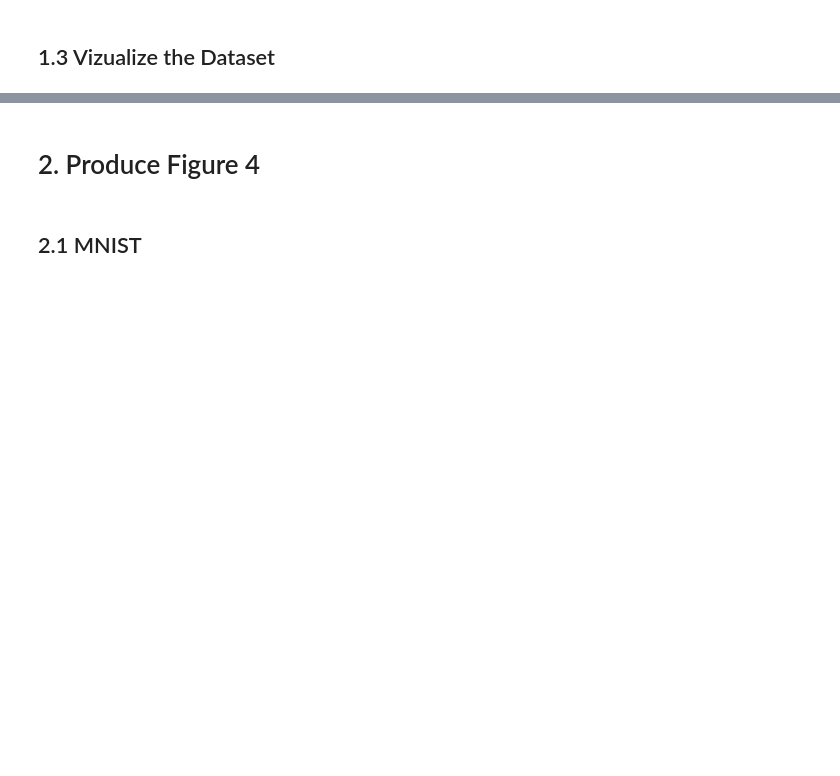
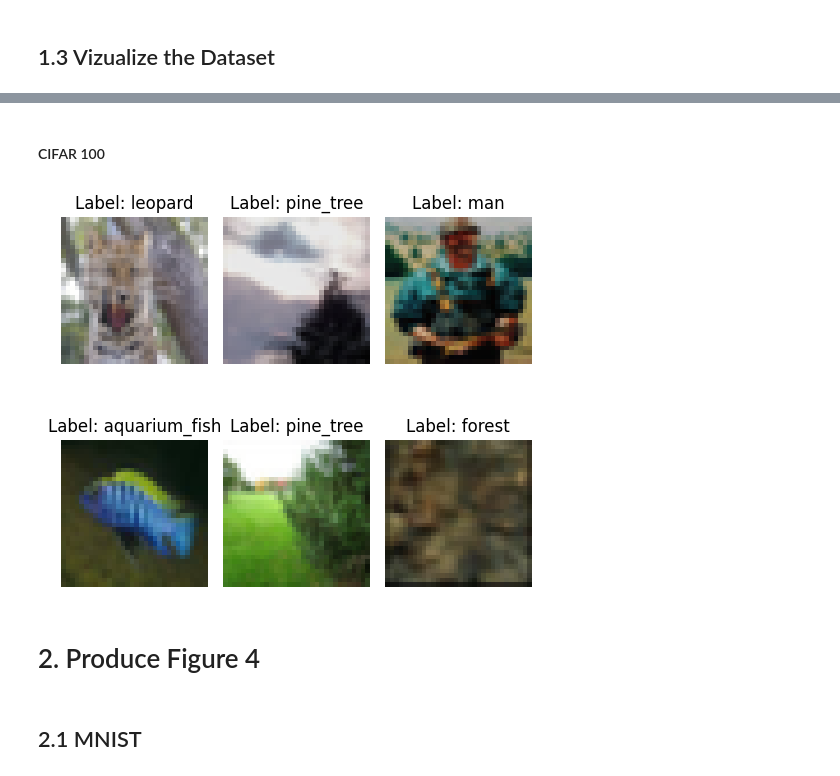
Before and after one commit to roduit/EE-411-FOIL-Project, a Jupyter notebook: source/main.ipynb, the cells around one changed output, grey strips where cells are left out. Saved outputs shown, nothing was run; the diff lists cells and outputs as text; code cells hidden in the pictures; blank space fills up the shorter version.

```diff
--- a/source/main.ipynb
+++ b/source/main.ipynb
@@ -241,3 +203,9 @@ show(grid)
+# %% [markdown]
+#### CIFAR 100
+# %%
+visualize_dataset((np.array(CIFAR_100_train_dataset.data), np.array(CIFAR_100_train_dataset.targets)), num_images=6,label_names=cifar100_dict)
+# %% [output]
+[figure, added]
 # %% [markdown]
 # 2. Produce Figure 4
 # %% [markdown]
```
Also changed, not shown: parts of 31 cells of this notebook, 6 other files.
